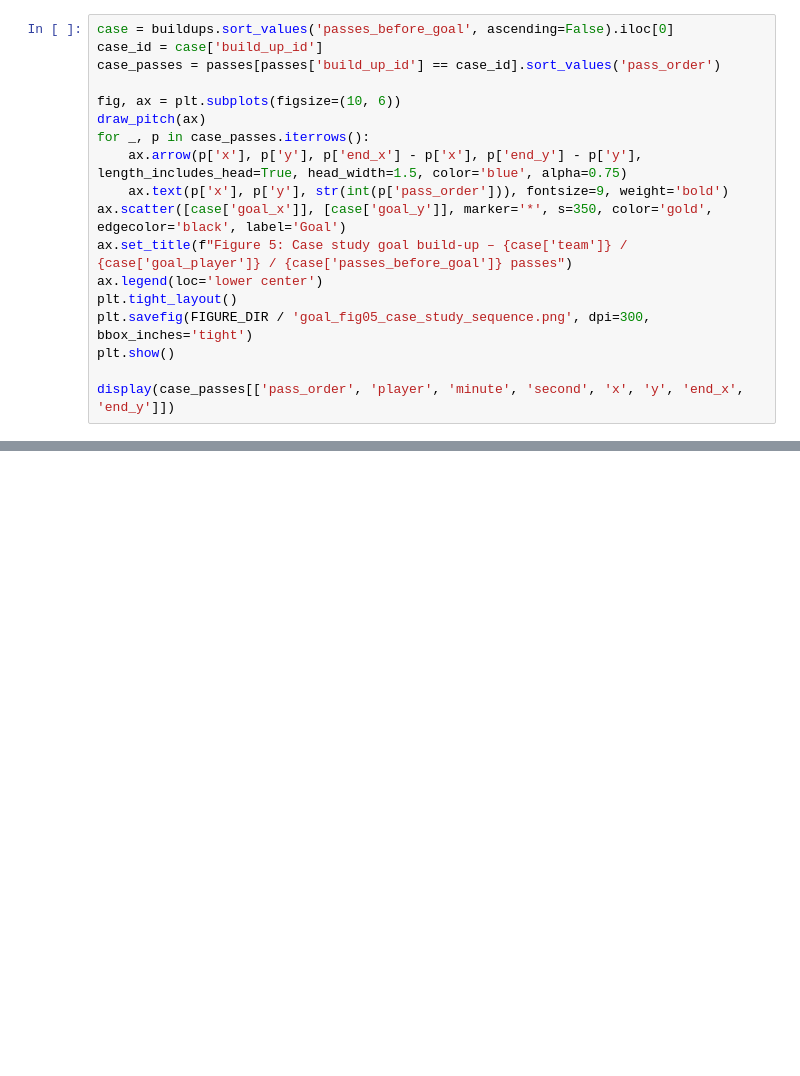
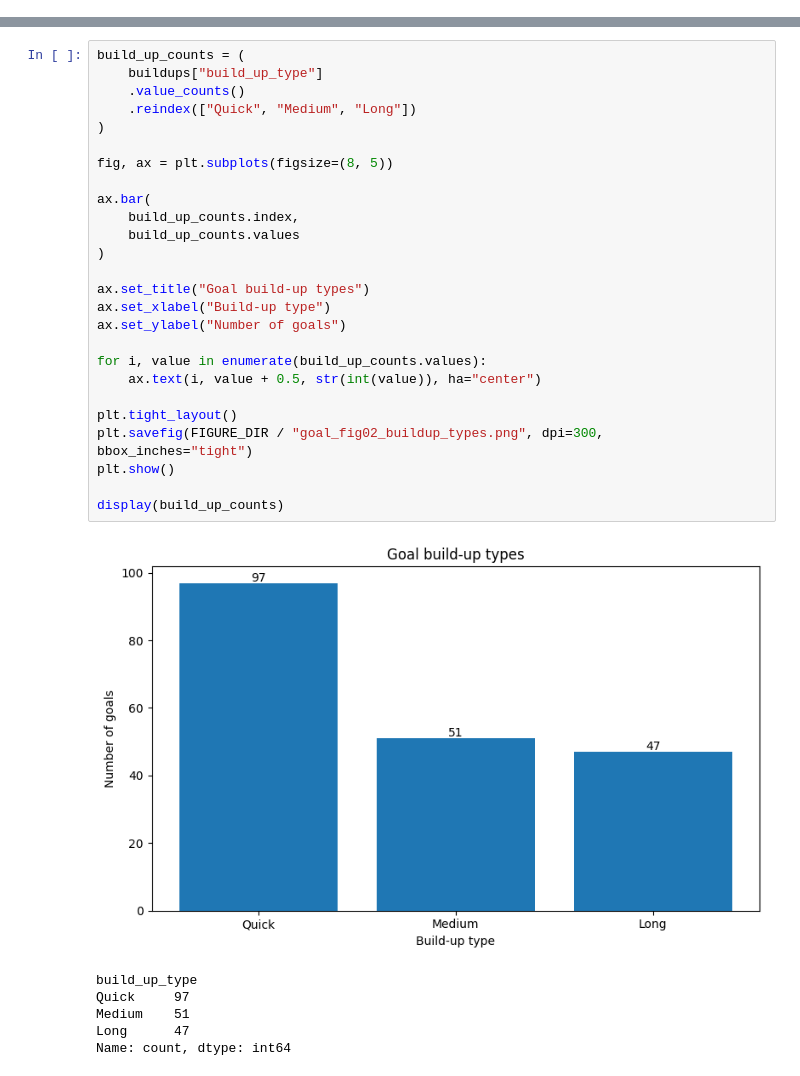
Before and after one commit to emirfhnw/Football, a Jupyter notebook: notebooks/01_goal_buildup_gdv.ipynb, the cells around one changed output, grey strips where cells are left out. Drawn from its saved outputs; the diff is of its cells as text; blank space fills up the shorter version.

Commit message:
Finalize GDV goal buildup notebook

```diff
--- a/notebooks/01_goal_buildup_gdv.ipynb
+++ b/notebooks/01_goal_buildup_gdv.ipynb
@@ -267,18 +0,0 @@ Diese Figur zeigt eine einzelne Tor-Possession. Die Zahlen zeigen die Reihenfolg
-# %%
-case = buildups.sort_values('passes_before_goal', ascending=False).iloc[0]
-case_id = case['build_up_id']
-case_passes = passes[passes['build_up_id'] == case_id].sort_values('pass_order')
-
-fig, ax = plt.subplots(figsize=(10, 6))
-draw_pitch(ax)
-for _, p in case_passes.iterrows():
-    ax.arrow(p['x'], p['y'], p['end_x'] - p['x'], p['end_y'] - p['y'], length_includes_head=True, head_width=1.5, color='blue', alpha=0.75)
-    ax.text(p['x'], p['y'], str(int(p['pass_order'])), fontsize=9, weight='bold')
-ax.scatter([case['goal_x']], [case['goal_y']], marker='*', s=350, color='gold', edgecolor='black', label='Goal')
-ax.set_title(f"Figure 5: Case study goal build-up – {case['team']} / {case['goal_player']} / {case['passes_before_goal']} passes")
-ax.legend(loc='lower center')
-plt.tight_layout()
-plt.savefig(FIGURE_DIR / 'goal_fig05_case_study_sequence.png', dpi=300, bbox_inches='tight')
-plt.show()
-
-display(case_passes[['pass_order', 'player', 'minute', 'second', 'x', 'y', 'end_x', 'end_y']])
@@ -289,0 +396,33 @@ Für IVI ist besonders die Case-Study wichtig: Dort kann später ein Step-Slider
+# %%
+build_up_counts = (
+    buildups["build_up_type"]
+    .value_counts()
+    .reindex(["Quick", "Medium", "Long"])
+)
+
+fig, ax = plt.subplots(figsize=(8, 5))
+
+ax.bar(
+    build_up_counts.index,
+    build_up_counts.values
+)
+
+ax.set_title("Goal build-up types")
+ax.set_xlabel("Build-up type")
+ax.set_ylabel("Number of goals")
+
+for i, value in enumerate(build_up_counts.values):
+    ax.text(i, value + 0.5, str(int(value)), ha="center")
+
+plt.tight_layout()
+plt.savefig(FIGURE_DIR / "goal_fig02_buildup_types.png", dpi=300, bbox_inches="tight")
+plt.show()
+
+display(build_up_counts)
+# %% [output]
+[figure, added]
+build_up_type
+Quick     97
+Medium    51
+Long      47
+Name: count, dtype: int64
```
Also changed, not shown: parts of 54 cells of this notebook, 24 other files.
